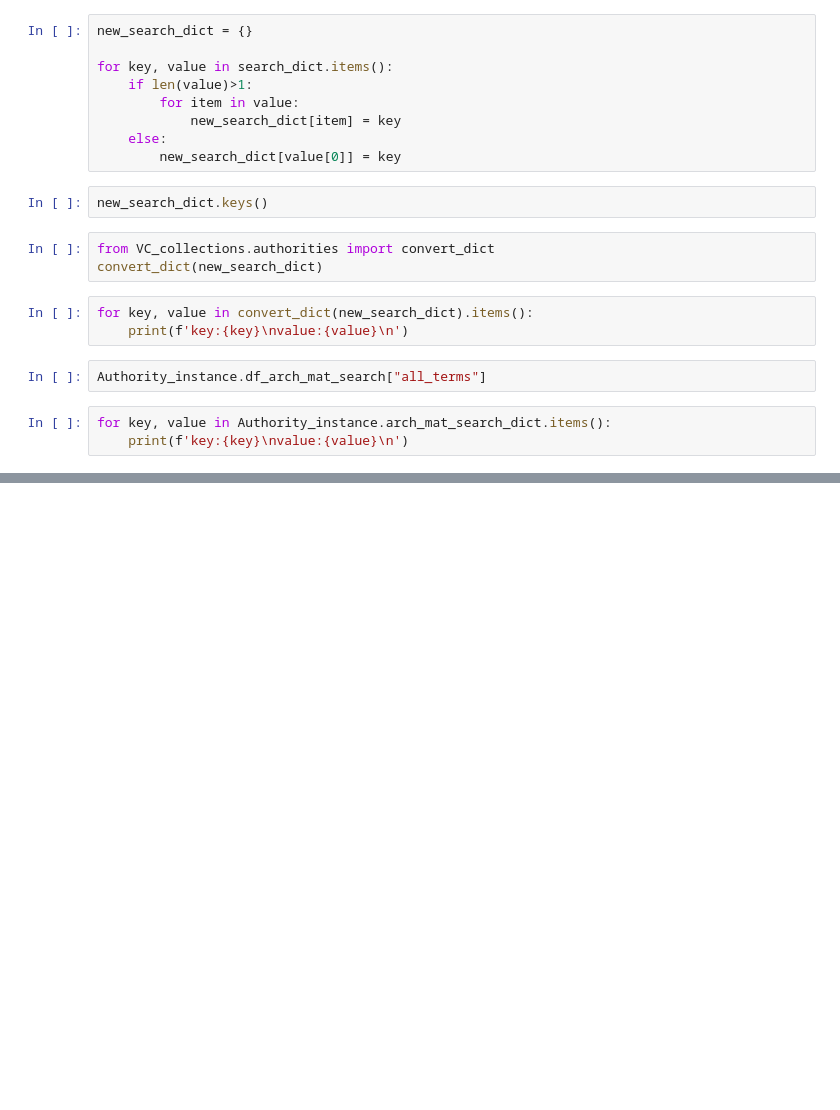
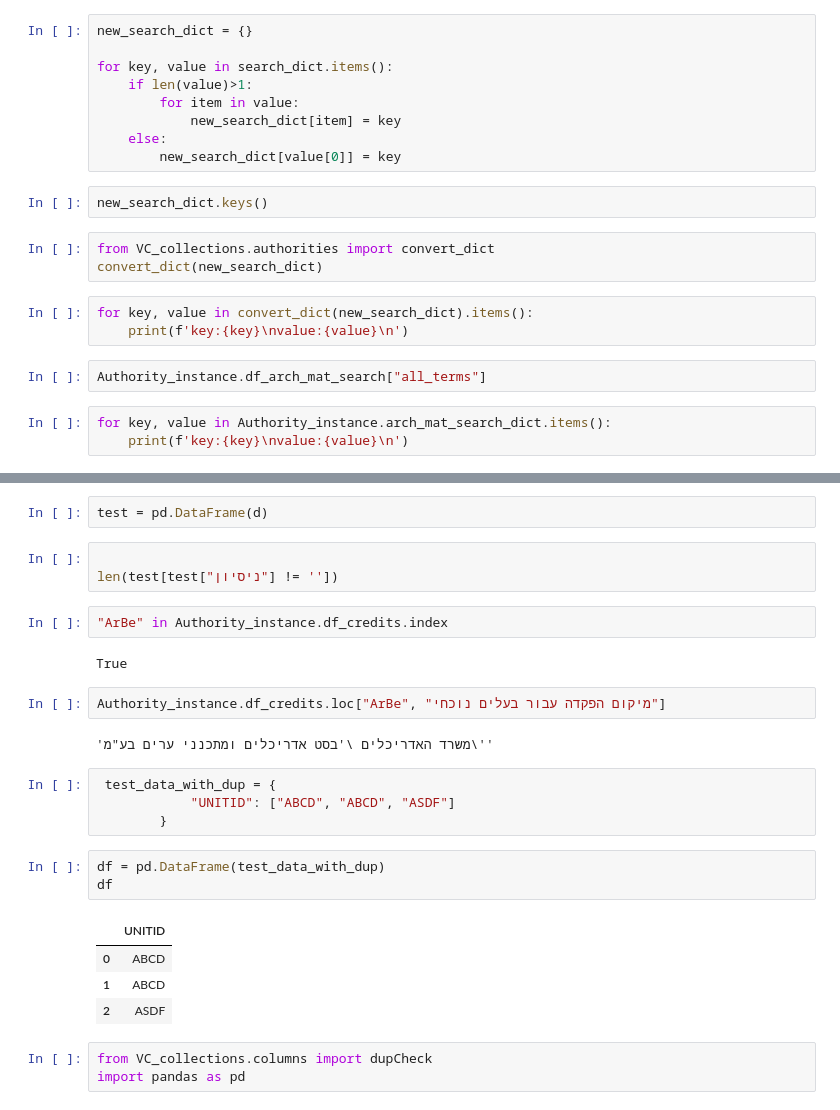
Before and after one commit to ygherman/VisualArts_Preprocessing, a Jupyter notebook: tesing.ipynb, the cells around one changed output, grey strips where cells are left out. Cells and saved outputs as stored; diff of their text form; blank space fills up the shorter version.

```diff
--- a/tesing.ipynb
+++ b/tesing.ipynb
@@ -103,0 +238,28 @@ for key, value in Authority_instance.arch_mat_search_dict.items():
+# %%
+test = pd.DataFrame(d)
+# %%
+
+len(test[test["ניסיון"] != ''])
+# %%
+"ArBe" in Authority_instance.df_credits.index
+# %% [output]
+True
+# %%
+Authority_instance.df_credits.loc["ArBe", "מיקום הפקדה עבור בעלים נוכחי"]
+# %% [output]
+'משרד האדריכלים \'בסט אדריכלים ומתכנני ערים בע"מ\''
+# %%
+ test_data_with_dup = {
+            "UNITID": ["ABCD", "ABCD", "ASDF"]
+        }
+# %%
+df = pd.DataFrame(test_data_with_dup)
+df
+# %% [output]
+|  | UNITID |
+| 0 | ABCD |
+| 1 | ABCD |
+| 2 | ASDF |
+# %%
+from VC_collections.columns import dupCheck
+import pandas as pd
```
Also changed, not shown: parts of 42 cells of this notebook, 13 other files.
